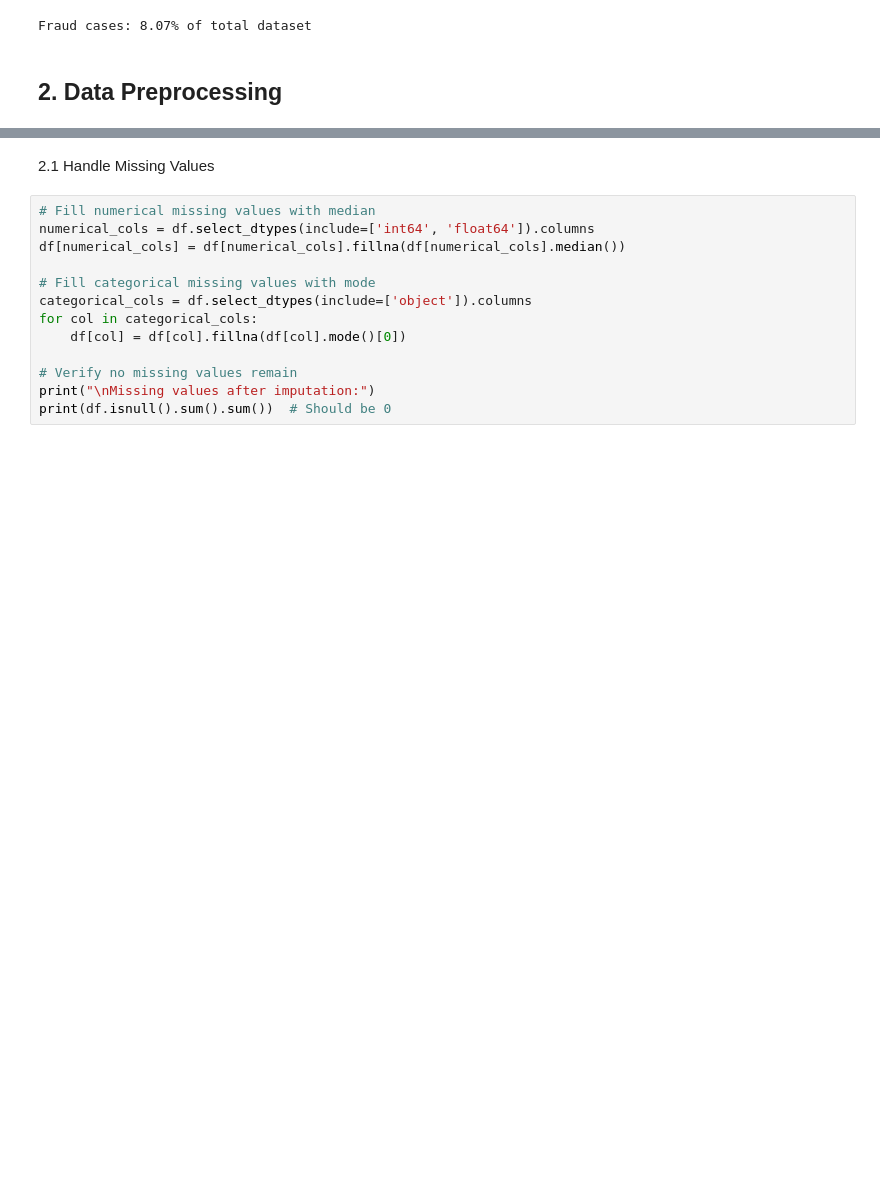
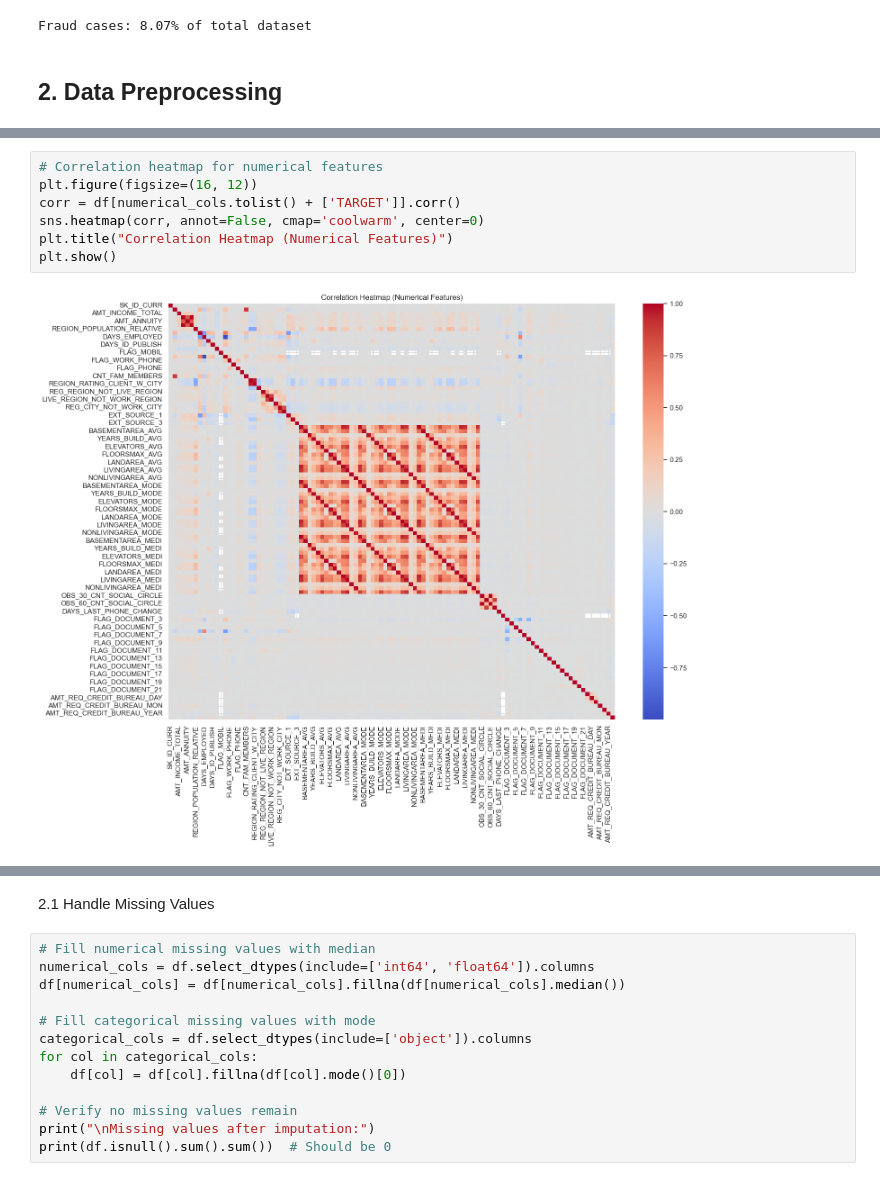
Before and after one commit to IVANLANGA/ML-model, a Jupyter notebook: notebooks/credit_card_fraud.ipynb, the cells around one changed output, grey strips where cells are left out. Drawn from its saved outputs; the diff is of its cells as text; blank space fills up the shorter version.

```diff
--- a/notebooks/credit_card_fraud.ipynb
+++ b/notebooks/credit_card_fraud.ipynb
@@ -115,0 +157,9 @@ Fraud cases: 8.07% of total dataset
+# %%
+# Correlation heatmap for numerical features
+plt.figure(figsize=(16, 12))
+corr = df[numerical_cols.tolist() + ['TARGET']].corr()
+sns.heatmap(corr, annot=False, cmap='coolwarm', center=0)
+plt.title("Correlation Heatmap (Numerical Features)")
+plt.show()
+# %% [output]
+[figure, added]
```
Also changed, not shown: parts of 4 cells of this notebook.
